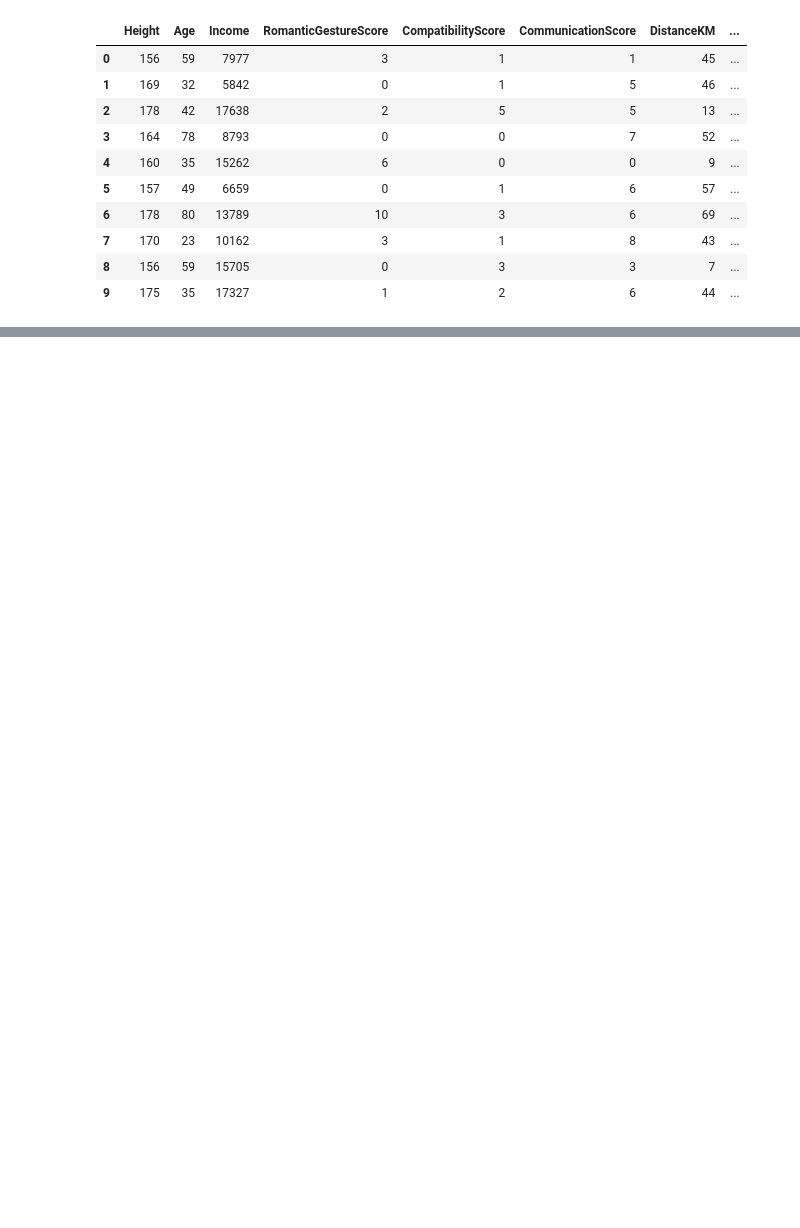
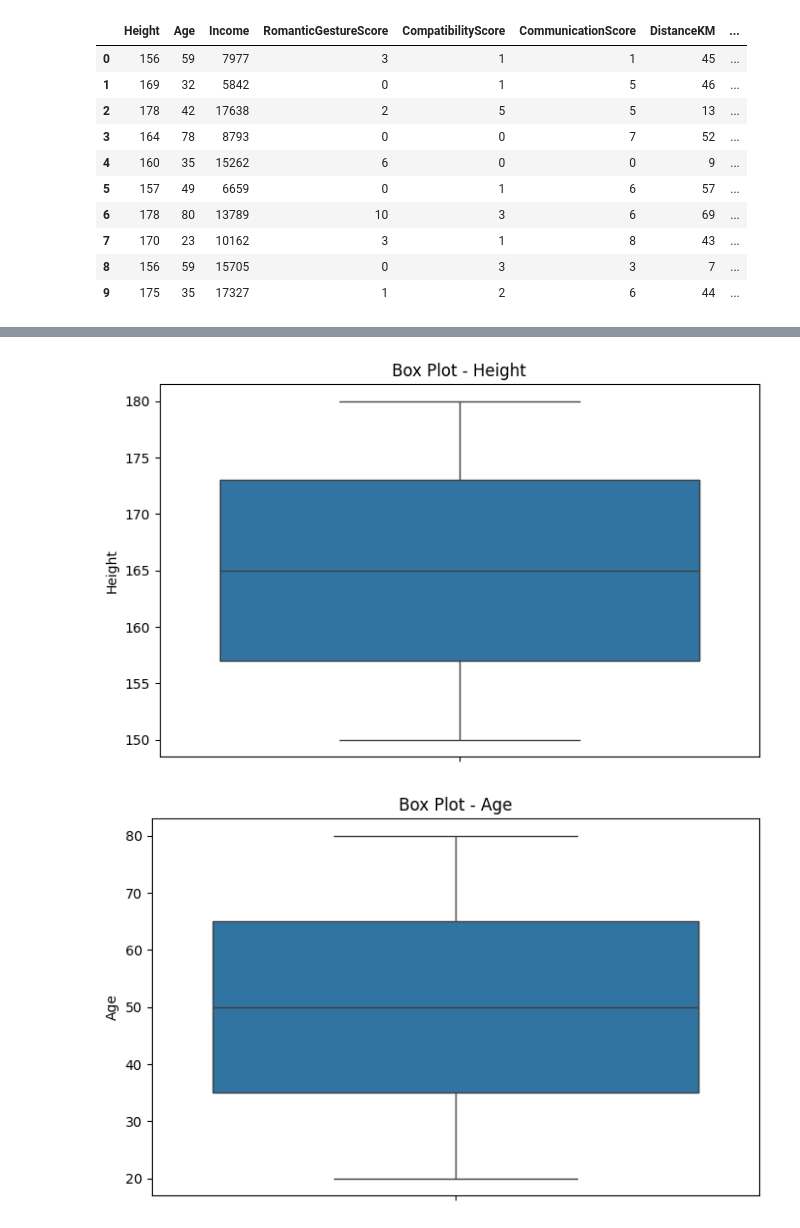
Before and after one commit to khaaaleed-5/Advanced-ML, a Jupyter notebook: Decision Tree/Decision_tree.ipynb, the cells around one changed output, grey strips where cells are left out. Drawn from its saved outputs; the diff is of its cells as text; code cells hidden in the pictures; blank space fills up the shorter version.

```diff
--- a/Decision Tree/Decision_tree.ipynb
+++ b/Decision Tree/Decision_tree.ipynb
@@ -105,0 +64,6 @@ weighted avg       0.51      0.51      0.51      2000
+# %%
+import category_encoders as ce
+categorical_columns = ['AgeCategory']
+encoder = ce.TargetEncoder(cols=categorical_columns)
+df = encoder.fit_transform(df,df['Response'])
+df
@@ -105,0 +130,8 @@ weighted avg       0.51      0.51      0.51      2000
+# %%
+# Identify duplicate rows (all columns)
+duplicates = df.duplicated()
+# Optionally,keep only the first instance of duplicates
+data = df[~duplicates]
+# Print the DataFrame without duplicates
+print(duplicates)
+df = df.drop_duplicates()
@@ -105,0 +151,17 @@ weighted avg       0.51      0.51      0.51      2000
+# %%
+# Define numeric columns
+numeric_columns = ['Height','Age', 'Income','DistanceKM']
+# Function to visualize data distribution using box plots
+def visualize_boxplot(df, columns):
+    for col in columns:
+        plt.figure(figsize=(8, 5))
+        sns.boxplot(y=df[col])
+        plt.title('Box Plot - ' + col)
+        plt.ylabel(col)
+        plt.show()
+
+# Visualize data distribution using box plots before handling outliers
+visualize_boxplot(df, numeric_columns)
+# %% [output]
+[figure, added]
+[figure, added]
```
Also changed, not shown: parts of 42 cells of this notebook.
